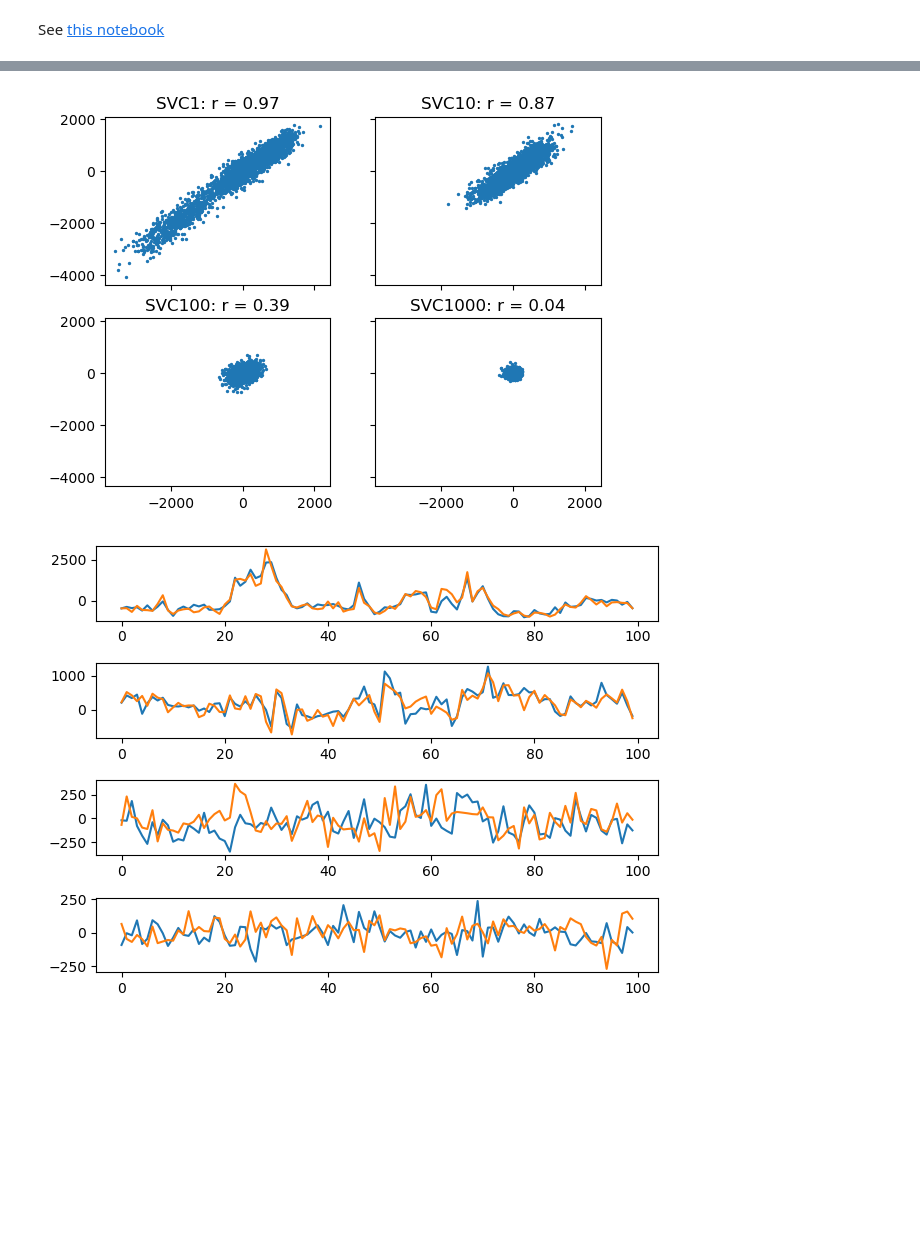
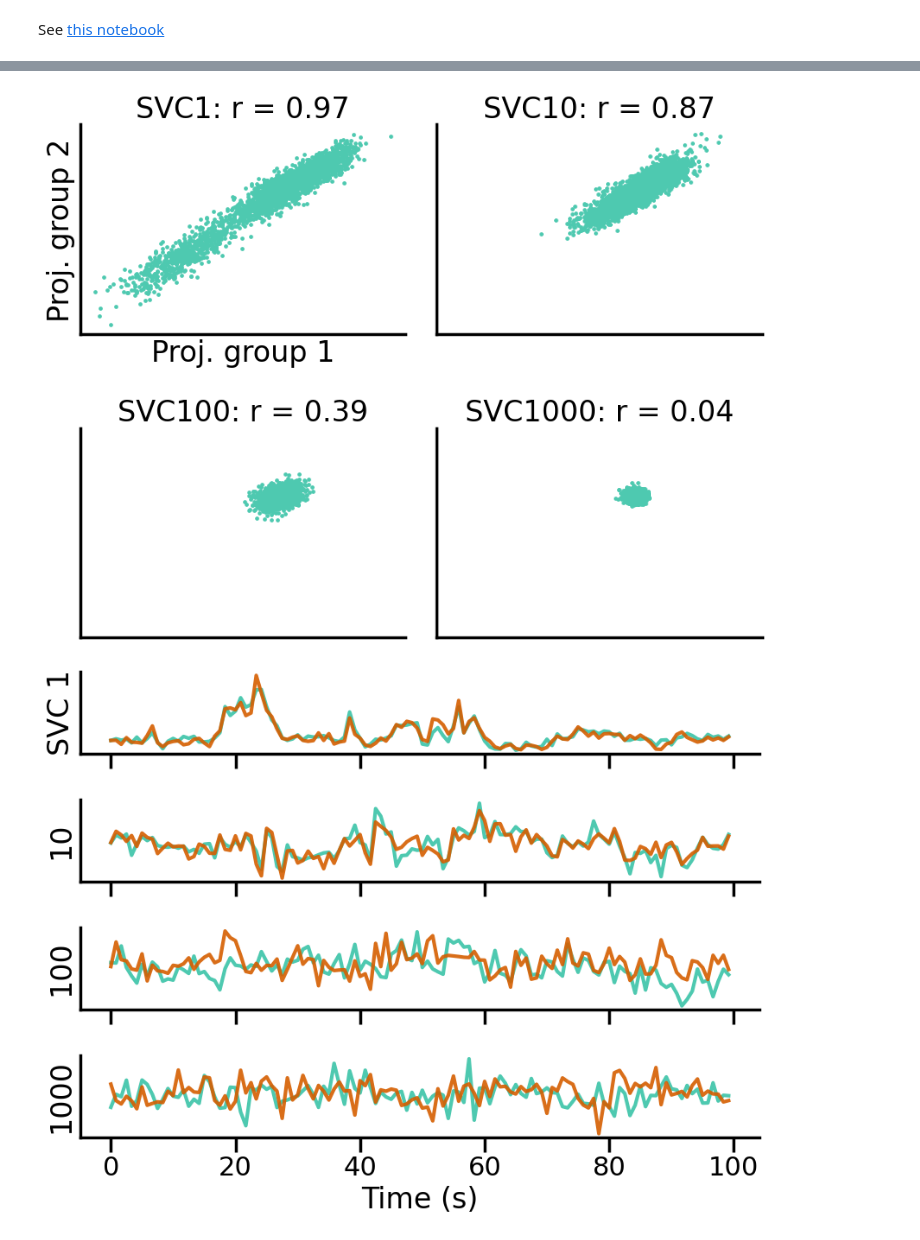
Before and after one commit to JoramKeijser/SVCA, a Jupyter notebook: docs/svca.ipynb, the cells around one changed output, grey strips where cells are left out. Saved outputs shown, nothing was run; the diff lists cells and outputs as text; code cells hidden in the pictures; blank space fills up the shorter version.

```diff
--- a/docs/svca.ipynb
+++ b/docs/svca.ipynb
@@ -5,4 +5,12 @@ import numpy as np
 from scipy.linalg import svd
 import matplotlib.pyplot as plt
 import seaborn as sns
-from src import svca
+sns.set_context("poster")
+sns.set_palette("colorblind")
+
+from src import svca # SVCA and data split_data
+# %%
+# Constants
+BIN_WIDTH = 60 # split neurons into x/y direction of BIN_WIDTH micrometer
+N_DIMS = 1024 # Number of SVCs to compute
+GREEN = '#4ec9b0ff'
@@ -25,0 +34,5 @@ dat has keys:
+# %%
+Ftrain, Ftest, Gtrain, Gtest = svca.split_data(dat['sresp'].copy().T, dat['xyz'][0], bin_width=BIN_WIDTH)
+print("Dimensions (time, neurons):")
+print(f"Group 1 dimensions: {Ftrain.shape} (train) and {Ftest.shape} (test)")
+print(f"Group 2 dimensions: {Gtrain.shape} (train) and {Gtest.shape} (test)")
@@ -32 +53,4 @@ From the paper:
+# %%
+# Covariance & SVD of large matrices - takes a few minutes depending on your machine
+reliable_variance, all_variance, SVC1, SVC2 = svca.svca(Ftrain, Ftest, Gtrain, Gtest, n_dims=N_DIMS)
 # %%
@@ -54,20 +92,43 @@ Reliable var SVC128: 6.93%
 # %%
+# Compare projections onto the same SVCs between the two neuron groups
 s = 2
-fig, ax = plt.subplots(2, 2, sharex=True, sharey=True)
-ax[0,0].scatter(SVC1[:,0], SVC2[:,0], s=s)
+fig, ax = plt.subplots(2, 2, sharex=True, sharey=True, figsize=(9,7))
+ax[0,0].scatter(SVC1[:,0], SVC2[:,0], s=s, color=GREEN)
 ax[0,0].set_title(f"SVC1: r = {np.corrcoef(SVC1[:,0], SVC2[:,0])[0,1]:0.2f}")
-ax[0,1].scatter(SVC1[:,9], SVC2[:,9], s=s)
+ax[0,1].scatter(SVC1[:,9], SVC2[:,9], s=s, color=GREEN)
 ax[0,1].set_title(f"SVC10: r = {np.corrcoef(SVC1[:,9], SVC2[:,9])[0,1]:0.2f}")
-ax[1,0].scatter(SVC1[:,99], SVC2[:,99], s=s)
+ax[1,0].scatter(SVC1[:,99], SVC2[:,99], s=s, color=GREEN)
 ax[1,0].set_title(f"SVC100: r = {np.corrcoef(SVC1[:,99], SVC2[:,99])[0,1]:0.2f}")
-ax[1,1].scatter(SVC1[:,990], SVC2[:,999], s=s)
+ax[1,1].scatter(SVC1[:,990], SVC2[:,999], s=s, color=GREEN)
 ax[1,1].set_title(f"SVC1000: r = {np.corrcoef(SVC1[:,999], SVC2[:,999])[0,1]:0.2f}")
-
-fig, ax = plt.subplots(4, 1)
-for i, p in enumerate([0, 9, 99, 999]):
-    ax[i].plot(-SVC1[:100,p])
-    ax[i].plot(-SVC2[:100,p])
+# forget about the axes
+ax[0,0].set_xlabel("Proj. group 1")
+ax[0,0].set_ylabel("Proj. group 2")
+sns.despine()
+ax[0,0].set_xticks([]); ax[0,0].set_yticks([])
 fig.tight_layout()
+plt.savefig("../figures/scatter.png", dpi=300)
 # %% [output]
-[figure, old version]
+[figure, new version]
-[figure, removed]
+# %%
+# Same plot but in time - first 100 bins
+dimensions = [0, 9, 99, 999]
+max_time = 120
+fig, ax = plt.subplots(4, 1, figsize=(9,7), sharex=True)
+for i, p in enumerate(dimensions):
+    ax[i].plot(-SVC1[:max_time,p], color=GREEN)
+    ax[i].plot(-SVC2[:max_time,p], color=sns.color_palette()[3], alpha=.9)
+    if i == 0:
+        ax[i].set_ylabel(f"SVC {p+1}")
+    else:
+        ax[i].set_ylabel(f"{p+1}")
+    ax[i].set_yticks([])
+    ax[i].set_xticks([])
+
+ax[-1].set_xticks(np.arange(0, max_time+24, 24), np.arange(0, max_time, 20))
+ax[-1].set_xlabel("Time (s)")
+sns.despine()
+fig.tight_layout()
+plt.savefig("../figures/trace.png", dpi=300)
+# %% [output]
+[figure, added]
```
Also changed, not shown: parts of 9 cells of this notebook, 5 other files.
